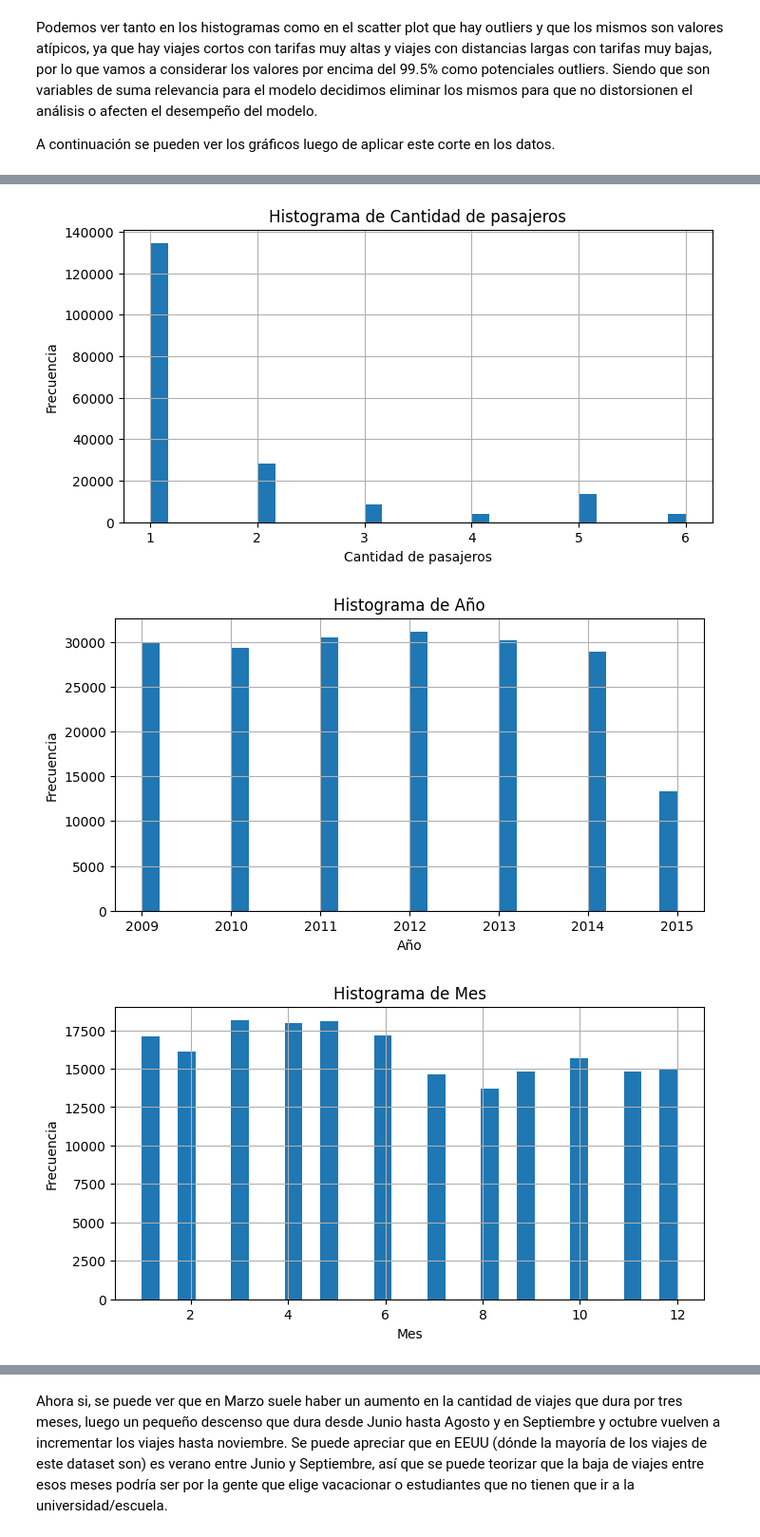
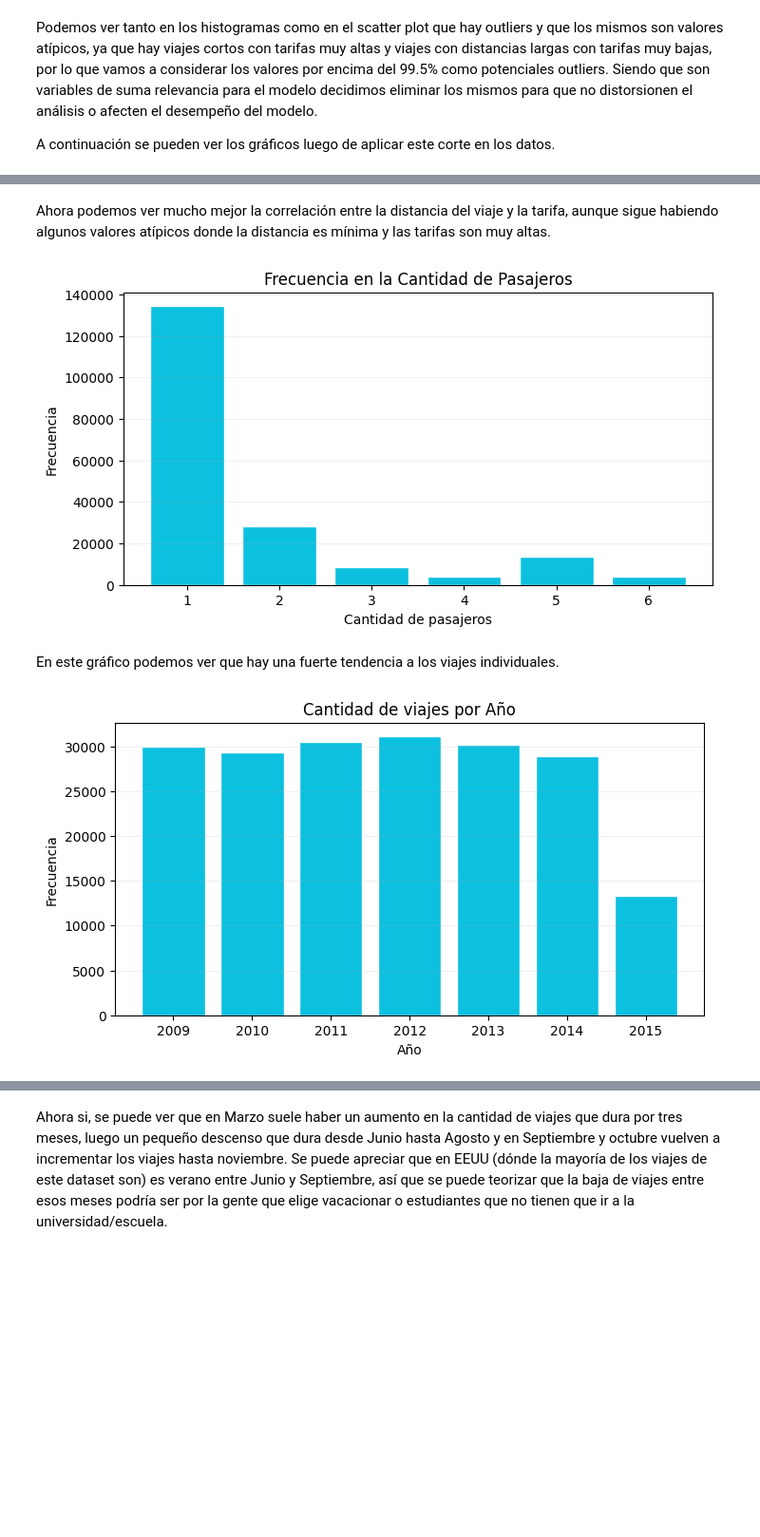
Before and after one commit to SebMun33/AA1-TUIA-2026C1-Onyskiw-Mu-oz, a Jupyter notebook: analisis_descriptivo.ipynb, the cells around one changed output, grey strips where cells are left out. Shown at 95% size. Drawn from its saved outputs; the diff is of its cells as text; code cells hidden in the pictures; blank space fills up the shorter version.

Commit message:
Cambios en los gráficos

```diff
--- a/analisis_descriptivo.ipynb
+++ b/analisis_descriptivo.ipynb
@@ -451,31 +455,29 @@ plt.show()
+# %% [markdown]
+Ahora podemos ver mucho mejor la correlación entre la distancia del viaje y la tarifa, aunque sigue habiendo algunos valores atípicos donde la distancia es mínima y las tarifas son muy altas.
 # %%
+conteo = data["passenger_count"].value_counts().sort_index()
+
 plt.figure(figsize=(8, 4))
-data["passenger_count"].hist(bins=30)
-plt.title("Histograma de Cantidad de pasajeros")
+plt.bar(conteo.index, conteo.values, color="#0cc0df", edgecolor="#FFFFFF")
+plt.title("Frecuencia en la Cantidad de Pasajeros")
 plt.xlabel("Cantidad de pasajeros")
 plt.ylabel("Frecuencia")
+plt.grid(True, axis="y", alpha=0.2)
 plt.show()
 # %% [output]
-[figure, old version]
+[figure, new version]
+# %% [markdown]
+En este gráfico podemos ver que hay una fuerte tendencia a los viajes individuales.
 # %%
-columnas = [
-    "year",
-    "month",
-]
+conteo = data["year"].value_counts().sort_index()
 
-nombres = {
-    "year": "Año",
-    "month": "Mes"
-}
-
-for col in columnas:
-    plt.figure(figsize=(8, 4))
-    data[col].hist(bins=30)
-    plt.title(f"Histograma de {nombres[col]}")
-    plt.xlabel(nombres[col])
-    plt.ylabel("Frecuencia")
-    plt.show()
+plt.figure(figsize=(8, 4))
+plt.bar(conteo.index, conteo.values, color="#0cc0df", edgecolor="#FFFFFF")
+plt.title("Cantidad de viajes por Año")
+plt.xlabel("Año")
+plt.ylabel("Frecuencia")
+plt.grid(True, axis="y", alpha=0.2)
+plt.show()
 # %% [output]
-[figure, old version]
+[figure, new version]
-[figure, removed]
 # %% [markdown]
```
Also changed, not shown: parts of 9 cells of this notebook.
